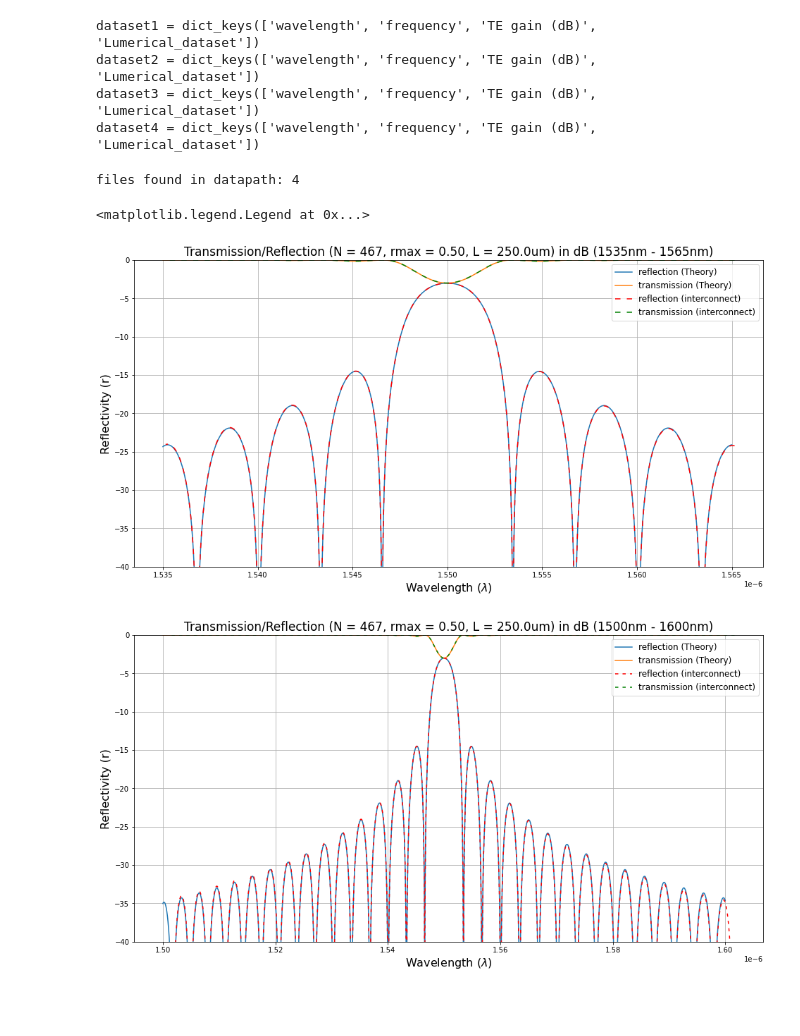
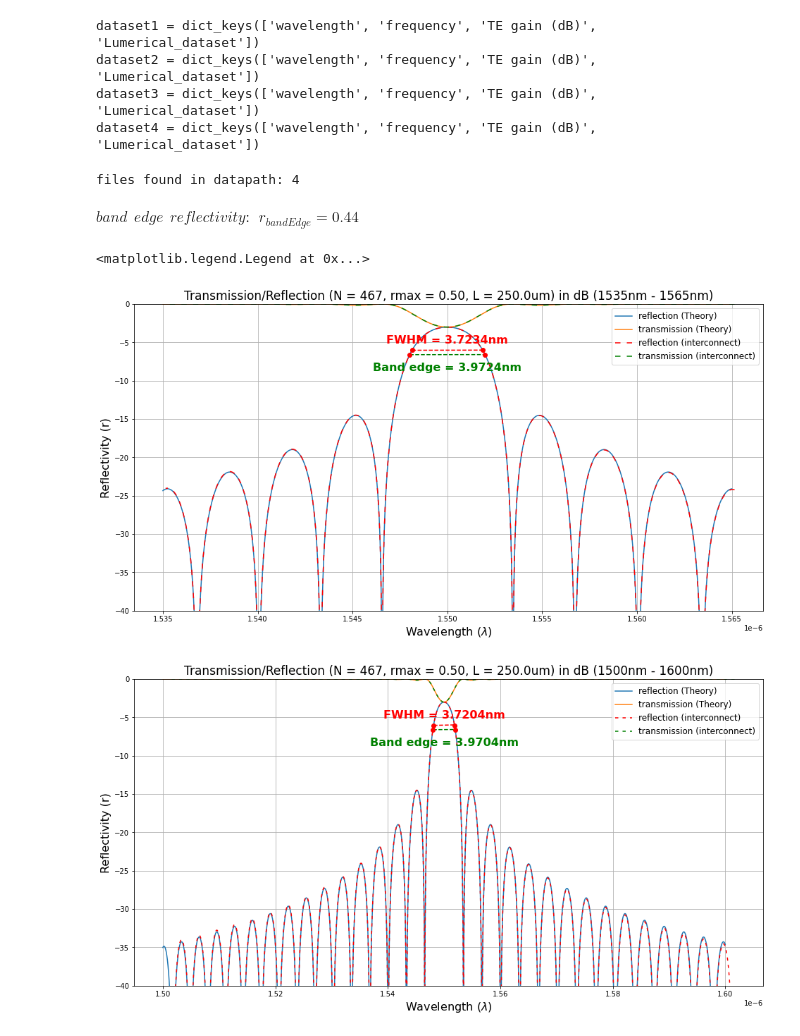
Before and after one commit to CaioRodrigues200/Photonics-training, a Jupyter notebook: Projects/Bragg Grating/SimulationFiles/FirstAnalysis.ipynb, the cells around one changed output. Drawn from its saved outputs; the diff is of its cells as text; code cells hidden in the pictures; blank space fills up the shorter version.

Commit message:
Bragg Fiber Grating - Update 2.1
New function, plots and fixes

```diff
--- a/Projects/Bragg Grating/SimulationFiles/FirstAnalysis.ipynb
+++ b/Projects/Bragg Grating/SimulationFiles/FirstAnalysis.ipynb
@@ -259,35 +304,75 @@ gSigma2 = (2*np.pi*neff)/wvlen2 - sigma - (N*np.pi/L)
 ksig2 = csqrt(kappa**2 - gSigma2**2)
 r2 = ((np.sinh(ksig2 * L))**2) / ((np.cosh(ksig2 * L))**2  - (gSigma2**2)/(kappa**2))
 
+rdB = 10*np.log10(r)
+rdB2 = 10*np.log10(r2)
+
+rbandEdge = ((kappa*L)**2)/(1 + (kappa*L)**2)
+display(Math('band~~edge~~reflectivity:~~r_{bandEdge} = %5.2f' %(rbandEdge)))
+
 plt.figure(figsize=(16, 8))
 plt.title('Transmission/Reflection (N = {:.0f}, rmax = {:.2f}, L = {:.1f}um) in dB (1535nm - 1565nm)'.format(N,rmax,L*1e6), fontsize=17)
 plt.xlabel(r'Wavelength ($\lambda$)', fontsize=16)
 plt.ylabel('Reflectivity (r)', fontsize=16)
 plt.plot(wvlen,10*np.log10(r),label='reflection (Theory)')
 plt.plot(wvlen,10*np.log10(1-r),label='transmission (Theory)')
 plt.ylim((-40,0))
 plt.legend(fontsize=12)
 plt.grid(True)
 
+# Graph insertion for FWHM
+indexes = signalLv(rdB,0.5,'log10')
+xCoords = wvlen[indexes['index']]
+plt.plot([xCoords[0],xCoords[-1]],[rdB[indexes['index'][0]],rdB[indexes['index'][-1]]],linestyle='--', color='r')
+plt.plot(xCoords, np.linspace( rdB[indexes['index'][0]], rdB[indexes['index'][0]], np.size(xCoords)),'o',color='r')
+plt.text((xCoords[0] + xCoords[-1])/2,  rdB[indexes['index'][0]]+2, 'FWHM = {:.4f}nm'.format((xCoords[-1] - xCoords[0])*1e9), color='r', weight='black', fontsize =16, horizontalalignment='center',
+verticalalignment='top')
+
+# Graph insertion for band edge
+indexes = signalLv(rdB,rbandEdge,'log10')
+xCoords = wvlen[indexes['index']]
+plt.plot([xCoords[0],xCoords[-1]],[rdB[indexes['index'][0]],rdB[indexes['index'][-1]]],linestyle='--', color='g')
+plt.plot(xCoords, np.linspace( rdB[indexes['index'][0]], rdB[indexes['index'][0]], np.size(xCoords)),'o',color='r')
+plt.text((xCoords[0] + xCoords[-1])/2,  rdB[indexes['index'][0]]-1, 'Band edge = {:.4f}nm'.format((xCoords[-1] - xCoords[0])*1e9), color='g', weight='black', fontsize =16, horizontalalignment='center',
+verticalalignment='top')
+
 plt.plot(dataLoaded['Ic_Reflection'][0],dataLoaded['Ic_Reflection'][1],label='reflection (interconnect)', linestyle=(0, (5, 6)), color='r')
 plt.plot(dataLoaded['Ic_Transmission'][0],dataLoaded['Ic_Transmission'][1],label='transmission (interconnect)', linestyle=(0, (5, 6)), color='g')
 plt.legend(fontsize=12)
+
 
 plt.figure(figsize=(16, 8))
 plt.title('Transmission/Reflection (N = {:.0f}, rmax = {:.2f}, L = {:.1f}um) in dB (1500nm - 1600nm)'.format(N,rmax,L*1e6), fontsize=17)
 plt.xlabel(r'Wavelength ($\lambda$)', fontsize=16)
 plt.ylabel('Reflectivity (r)', fontsize=16)
-plt.plot(wvlen2,10*np.log10(r2),label='reflection (Theory)')
+plt.plot(wvlen2,rdB2,label='reflection (Theory)')
 plt.plot(wvlen2,10*np.log10(1-r2),label='transmission (Theory)')
 plt.ylim((-40,0))
 plt.legend(fontsize=12)
 plt.grid(True)
 
+# Graph insertion for FWHM
+indexes = signalLv(rdB2,0.5,'log10')
+xCoords = wvlen2[indexes['index']]
+plt.plot([xCoords[0],xCoords[-1]],[rdB2[indexes['index'][0]],rdB2[indexes['index'][-1]]],linestyle='--', color='r')
+plt.plot(xCoords, np.linspace( rdB2[indexes['index'][0]], rdB2[indexes['index'][0]], np.size(xCoords)),'o',color='r')
+plt.text((xCoords[0] + xCoords[-1])/2,  rdB2[indexes['index'][0]]+2, 'FWHM = {:.4f}nm'.format((xCoords[-1] - xCoords[0])*1e9), color='r', weight='black', fontsize =16, horizontalalignment='center',
+verticalalignment='top')
+
+# Graph insertion for band edge
+indexes = signalLv(rdB2,rbandEdge,'log10')
+xCoords = wvlen2[indexes['index']]
+plt.plot([xCoords[0],xCoords[-1]],[rdB2[indexes['index'][0]],rdB2[indexes['index'][-1]]],linestyle='--', color='g')
+plt.plot(xCoords, np.linspace( rdB2[indexes['index'][0]], rdB2[indexes['index'][0]], np.size(xCoords)),'o',color='r')
+plt.text((xCoords[0] + xCoords[-1])/2,  rdB2[indexes['index'][0]]-1, 'Band edge = {:.4f}nm'.format((xCoords[-1] - xCoords[0])*1e9), color='g', weight='black', fontsize =16, horizontalalignment='center',
+verticalalignment='top')
+
 plt.plot(dataLoaded['Ic_Reflection_1500_1600nm'][0],dataLoaded['Ic_Reflection_1500_1600nm'][1],label='reflection (interconnect)', linestyle=(0, (3, 4)), color='r')
 plt.plot(dataLoaded['Ic_Transmission_1500_1600nm'][0],dataLoaded['Ic_Transmission_1500_1600nm'][1],label='transmission (interconnect)', linestyle=(0, (3, 4)), color='g')
 plt.legend(fontsize=12)
 # %% [output]
 files found in datapath: 4
+$\displaystyle band~~edge~~reflectivity:~~r_{bandEdge} =  0.44$
 <matplotlib.legend.Legend at 0x...>
-[figure, old version]
+[figure, new version]
-[figure, old version]
+[figure, new version]
```
Also changed, not shown: parts of 5 cells of this notebook, 8 other files.
